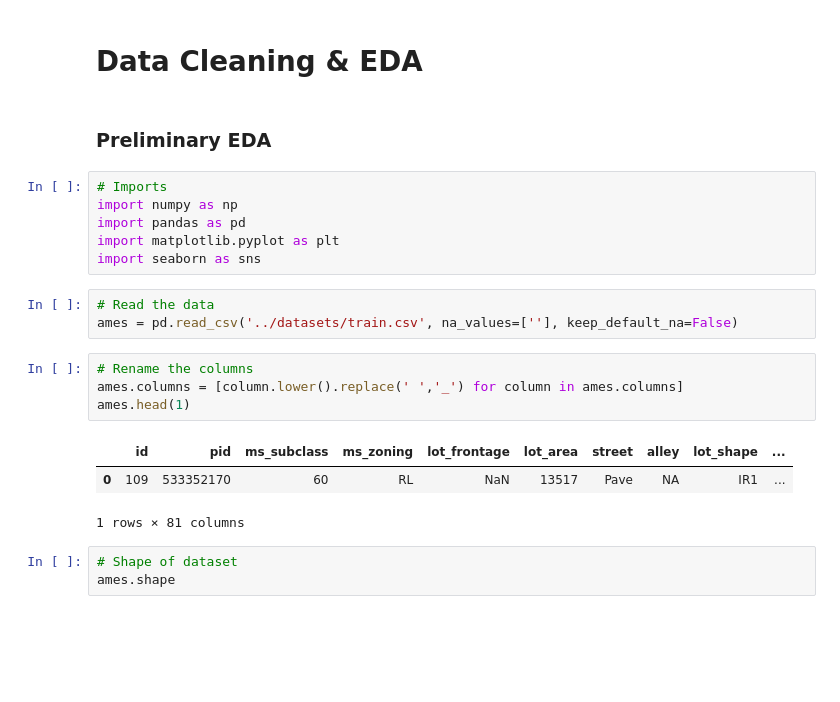
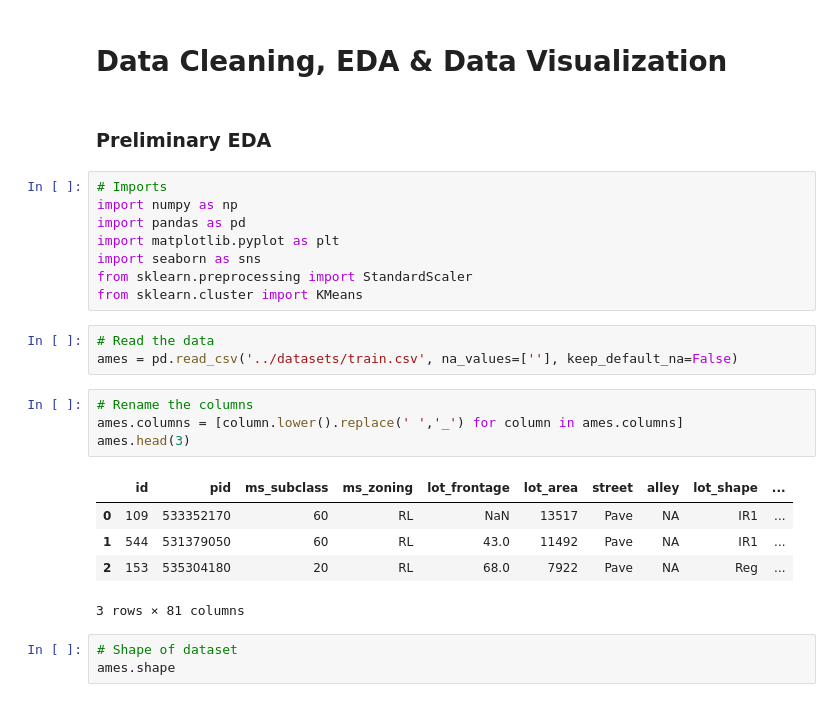
Before and after one commit to choiseun/house-features, a Jupyter notebook: code/02-data-cleaning-eda-visualization.ipynb, the cells around one changed output. Drawn from its saved outputs; the diff is of its cells as text; blank space fills up the shorter version.

```diff
--- a/code/02-data-cleaning-eda.ipynb
+++ b/code/02-data-cleaning-eda-visualization.ipynb
@@ -1,5 +1,5 @@
 # %% [markdown]
-# Data Cleaning & EDA
+# Data Cleaning, EDA & Data Visualization
 # %% [markdown]
 ### Preliminary EDA
 # %%
@@ -8,17 +8,21 @@ import numpy as np
 import pandas as pd
 import matplotlib.pyplot as plt
 import seaborn as sns
+from sklearn.preprocessing import StandardScaler
+from sklearn.cluster import KMeans
 # %%
 # Read the data
 ames = pd.read_csv('../datasets/train.csv', na_values=[''], keep_default_na=False)
 # %%
 # Rename the columns
 ames.columns = [column.lower().replace(' ','_') for column in ames.columns]
-ames.head(1)
+ames.head(3)
 # %% [output]
 |  | id | pid | ms_subclass | ms_zoning | lot_frontage | lot_area | street | alley | lot_shape | ... |
 | 0 | 109 | 533352170 | 60 | RL | NaN | 13517 | Pave | NA | IR1 | ... |
+| 1 | 544 | 531379050 | 60 | RL | 43.0 | 11492 | Pave | NA | IR1 | ... |
+| 2 | 153 | 535304180 | 20 | RL | 68.0 | 7922 | Pave | NA | Reg | ... |
-1 rows × 81 columns
+3 rows × 81 columns
 # %%
 # Shape of dataset
 ames.shape
```
Also changed, not shown: parts of 15 cells of this notebook, 8 other files.
